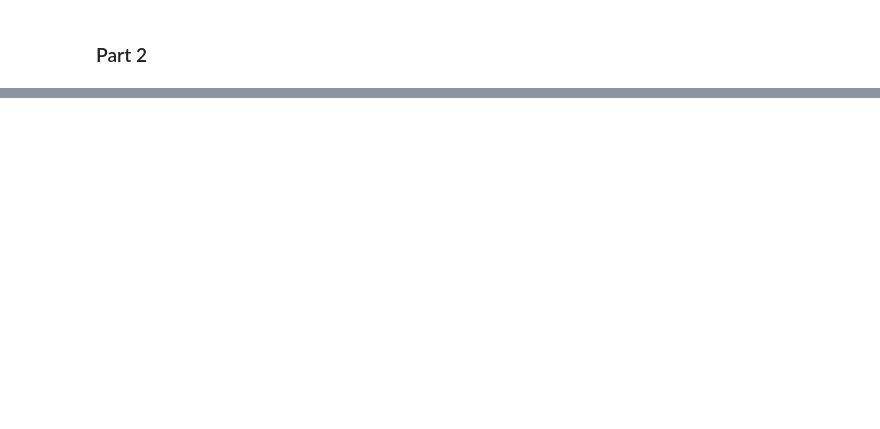
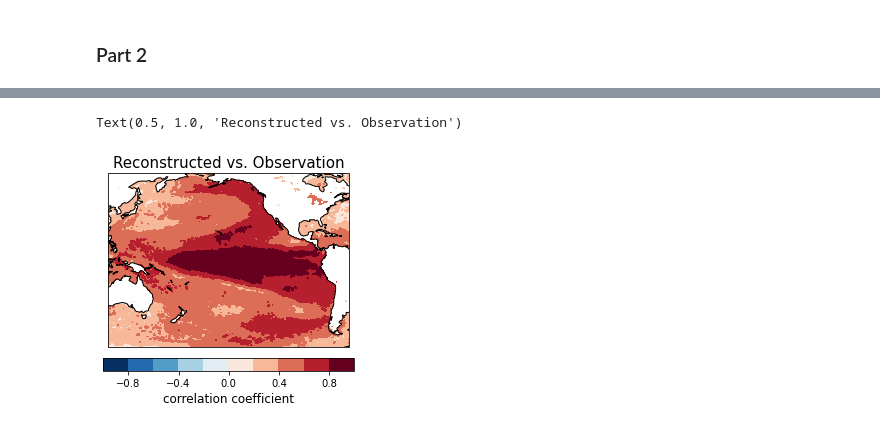
Before and after one commit to atmsillinois/time-series-and-eofs-seunguk-2, a Jupyter notebook: Module4.ipynb, the cells around one changed output, grey strips where cells are left out. Drawn from its saved outputs; the diff is of its cells as text; code cells hidden in the pictures; blank space fills up the shorter version.

```diff
--- a/Module4.ipynb
+++ b/Module4.ipynb
@@ -90,0 +117,21 @@ Text(0.5, 1.0, 'EOF1 expressed as correlation')
+# %%
+# Reconstruction
+reconstruction = solver.reconstructedField(5)
+# %%
+recon_da = sst_std_ano
+recon_da.data = reconstruction
+# %%
+sst_corr = xr.corr(recon_da, ds_pac.sst, dim='time')
+# %%
+clevs = np.linspace(-1, 1, 11)
+ax = plt.axes(projection=ccrs.PlateCarree(central_longitude=190))
+fill = sst_corr.plot.contourf(ax=ax, levels=clevs, cmap=plt.cm.RdBu_r,
+                              add_colorbar=False, transform=ccrs.PlateCarree())
+ax.add_feature(cfeature.COASTLINE, color='k', edgecolor='k')
+ax.set_extent([120, 300, -65, 65], ccrs.PlateCarree())
+cb = plt.colorbar(fill, orientation='horizontal', pad = 0.05, shrink=0.75)
+cb.set_label('correlation coefficient', fontsize=12)
+ax.set_title('Reconstructed vs. Observation', fontsize=15)
+# %% [output]
+Text(0.5, 1.0, 'Reconstructed vs. Observation')
+[figure, added]
```
Also changed, not shown: parts of 26 cells of this notebook.
